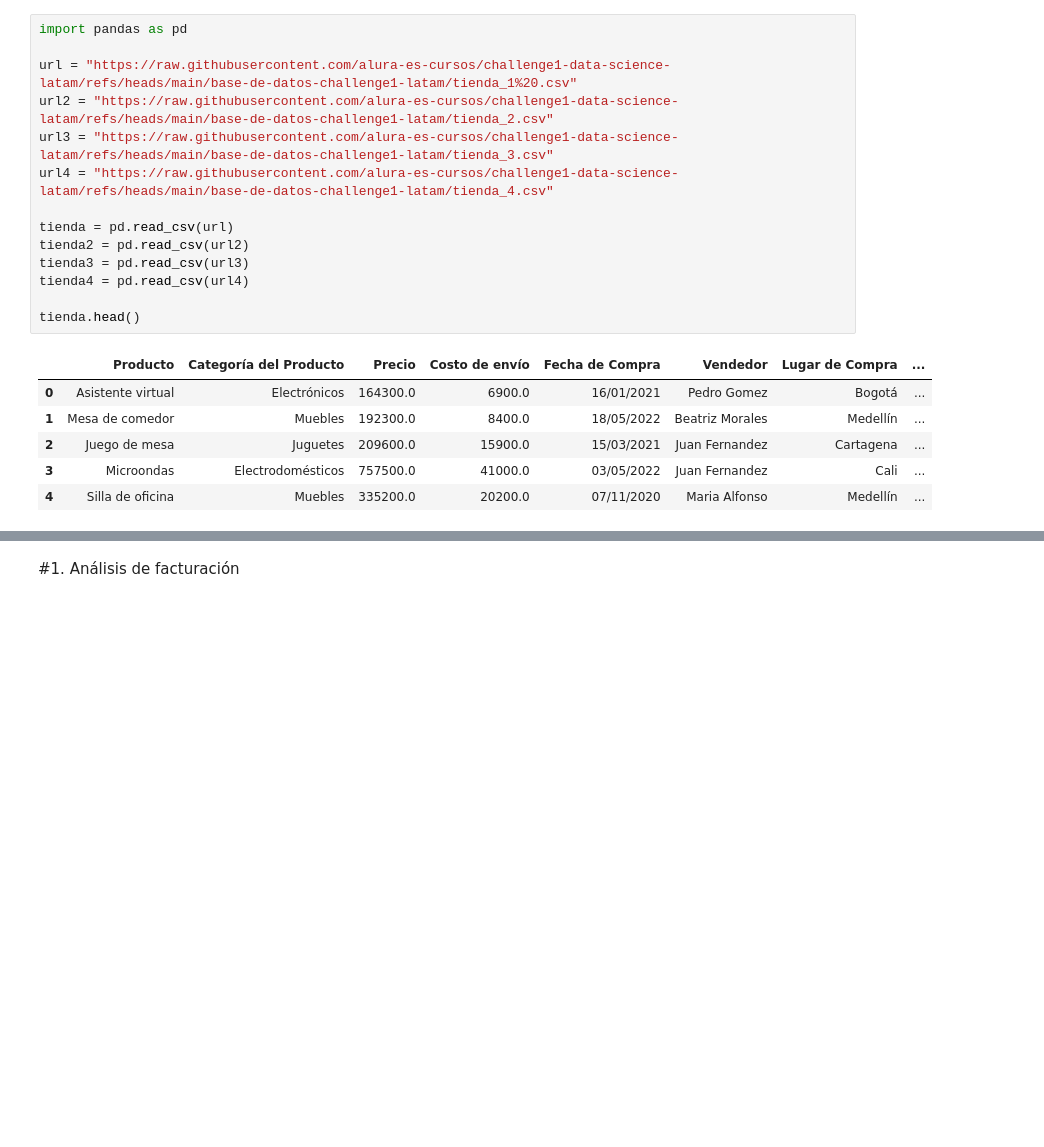
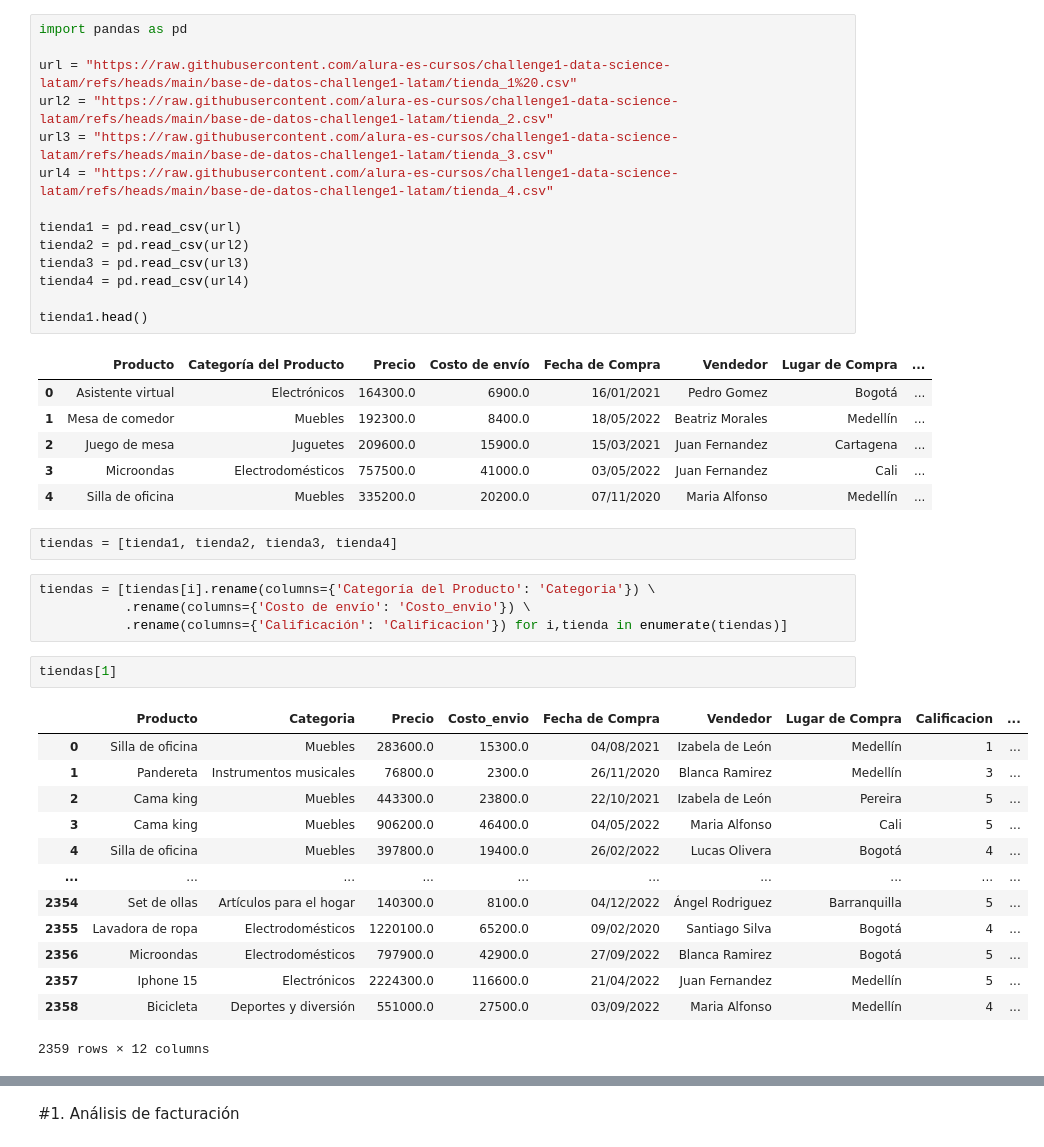
Before and after one commit to MrX7Torres/Proyecto_AluraStoreLatam, a Jupyter notebook: AluraStoreLatam.ipynb, the cells around one changed output, grey strips where cells are left out. Drawn from its saved outputs; the diff is of its cells as text; blank space fills up the shorter version.

```diff
--- a/AluraStoreLatam.ipynb
+++ b/AluraStoreLatam.ipynb
@@ -10,12 +10,12 @@ url2 = "https://raw.githubusercontent.com/alura-es-cursos/challenge1-data-scienc
 url3 = "https://raw.githubusercontent.com/alura-es-cursos/challenge1-data-science-latam/refs/heads/main/base-de-datos-challenge1-latam/tienda_3.csv"
 url4 = "https://raw.githubusercontent.com/alura-es-cursos/challenge1-data-science-latam/refs/heads/main/base-de-datos-challenge1-latam/tienda_4.csv"
 
-tienda = pd.read_csv(url)
+tienda1 = pd.read_csv(url)
 tienda2 = pd.read_csv(url2)
 tienda3 = pd.read_csv(url3)
 tienda4 = pd.read_csv(url4)
 
-tienda.head()
+tienda1.head()
 # %% [output]
 |  | Producto | Categoría del Producto | Precio | Costo de envío | Fecha de Compra | Vendedor | Lugar de Compra | ... |
 | 0 | Asistente virtual | Electrónicos | 164300.0 | 6900.0 | 16/01/2021 | Pedro Gomez | Bogotá | ... |
@@ -23,3 +23,25 @@ tienda.head()
 | 2 | Juego de mesa | Juguetes | 209600.0 | 15900.0 | 15/03/2021 | Juan Fernandez | Cartagena | ... |
 | 3 | Microondas | Electrodomésticos | 757500.0 | 41000.0 | 03/05/2022 | Juan Fernandez | Cali | ... |
 | 4 | Silla de oficina | Muebles | 335200.0 | 20200.0 | 07/11/2020 | Maria Alfonso | Medellín | ... |
+# %%
+tiendas = [tienda1, tienda2, tienda3, tienda4]
+# %%
+tiendas = [tiendas[i].rename(columns={'Categoría del Producto': 'Categoria'}) \
+           .rename(columns={'Costo de envío': 'Costo_envio'}) \
+           .rename(columns={'Calificación': 'Calificacion'}) for i,tienda in enumerate(tiendas)]
+# %%
+tiendas[1]
+# %% [output]
+|  | Producto | Categoria | Precio | Costo_envio | Fecha de Compra | Vendedor | Lugar de Compra | Calificacion | ... |
+| 0 | Silla de oficina | Muebles | 283600.0 | 15300.0 | 04/08/2021 | Izabela de León | Medellín | 1 | ... |
+| 1 | Pandereta | Instrumentos musicales | 76800.0 | 2300.0 | 26/11/2020 | Blanca Ramirez | Medellín | 3 | ... |
+| 2 | Cama king | Muebles | 443300.0 | 23800.0 | 22/10/2021 | Izabela de León | Pereira | 5 | ... |
+| 3 | Cama king | Muebles | 906200.0 | 46400.0 | 04/05/2022 | Maria Alfonso | Cali | 5 | ... |
+| 4 | Silla de oficina | Muebles | 397800.0 | 19400.0 | 26/02/2022 | Lucas Olivera | Bogotá | 4 | ... |
+| ... | ... | ... | ... | ... | ... | ... | ... | ... | ... |
+| 2354 | Set de ollas | Artículos para el hogar | 140300.0 | 8100.0 | 04/12/2022 | Ángel Rodriguez | Barranquilla | 5 | ... |
+| 2355 | Lavadora de ropa | Electrodomésticos | 1220100.0 | 65200.0 | 09/02/2020 | Santiago Silva | Bogotá | 4 | ... |
+| 2356 | Microondas | Electrodomésticos | 797900.0 | 42900.0 | 27/09/2022 | Blanca Ramirez | Bogotá | 5 | ... |
+| 2357 | Iphone 15 | Electrónicos | 2224300.0 | 116600.0 | 21/04/2022 | Juan Fernandez | Medellín | 5 | ... |
+| 2358 | Bicicleta | Deportes y diversión | 551000.0 | 27500.0 | 03/09/2022 | Maria Alfonso | Medellín | 4 | ... |
+2359 rows × 12 columns
```
Also changed, not shown: parts of 12 cells of this notebook.
